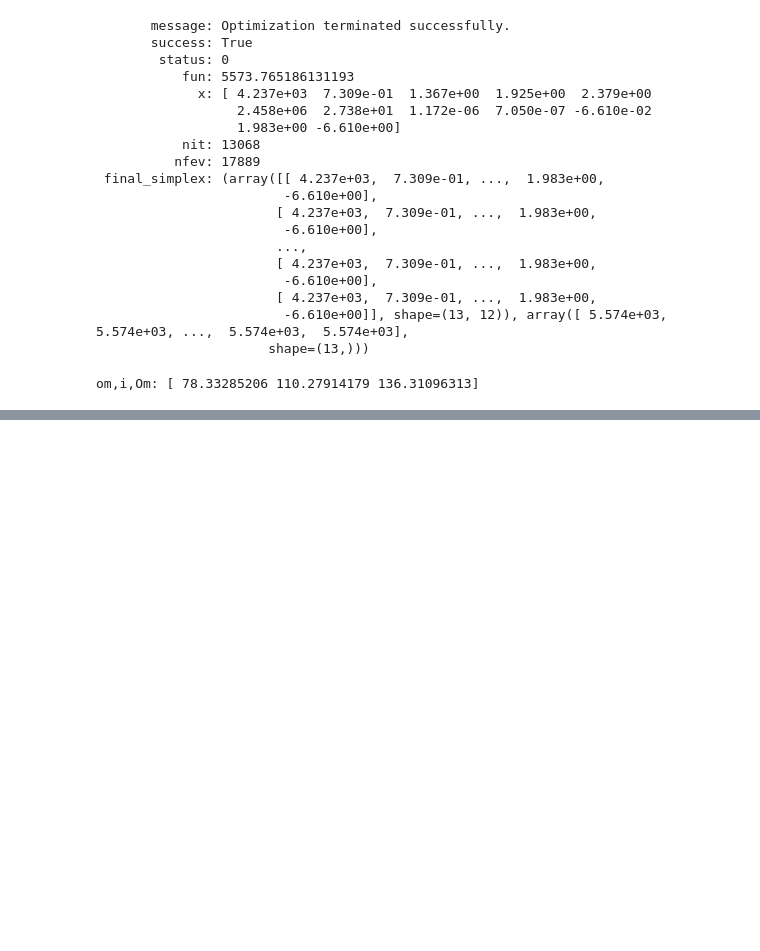
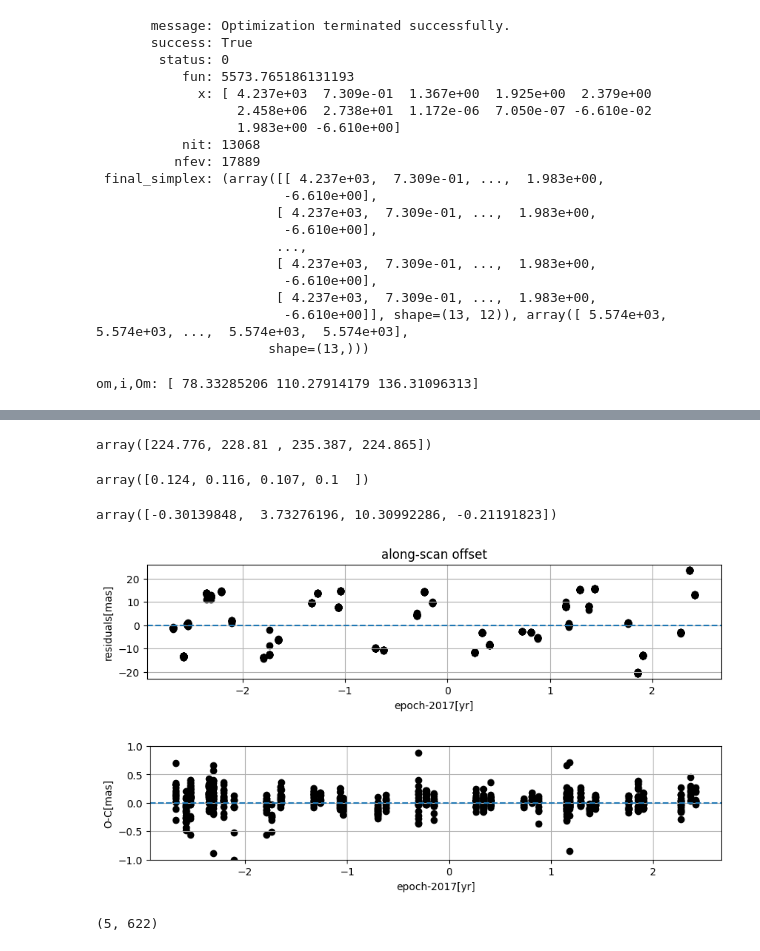
Before and after one commit to TSchiwy/ExTRA, a Jupyter notebook: play.ipynb, the cells around one changed output, grey strips where cells are left out. Drawn from its saved outputs; the diff is of its cells as text; code cells hidden in the pictures; blank space fills up the shorter version.

```diff
--- a/play.ipynb
+++ b/play.ipynb
@@ -239,0 +235,39 @@ plt.grid()
+# %%
+A8[183:187]
+# %% [output]
+array([224.776, 228.81 , 235.387, 224.865])
+# %%
+A9[183:187]
+# %% [output]
+array([0.124, 0.116, 0.107, 0.1  ])
+# %%
+res_gaia_final[183:187]
+# %% [output]
+array([-0.30139848,  3.73276196, 10.30992286, -0.21191823])
+# %%
+plt.figure(figsize=(10,2))
+plt.scatter(relative_time,fit_residuals,c="k")
+plt.axhline(0,linestyle="--")
+plt.title("along-scan offset")
+plt.ylabel("residuals[mas]")
+plt.xlabel("epoch-2017[yr]")
+
+plt.grid()
+plt.show()
+
+plt.figure(figsize=(10,2))
+plt.scatter(relative_time,res_gaia_final,c="k")
+plt.axhline(0,linestyle="--")
+plt.ylim([-1,1])
+plt.ylabel("O-C[mas]")
+plt.xlabel("epoch-2017[yr]")
+
+plt.grid()
+plt.show()
+# %% [output]
+[figure, added]
+[figure, added]
+# %%
+ast.shape
+# %% [output]
+(5, 622)
```
Also changed, not shown: parts of 4 cells of this notebook.
